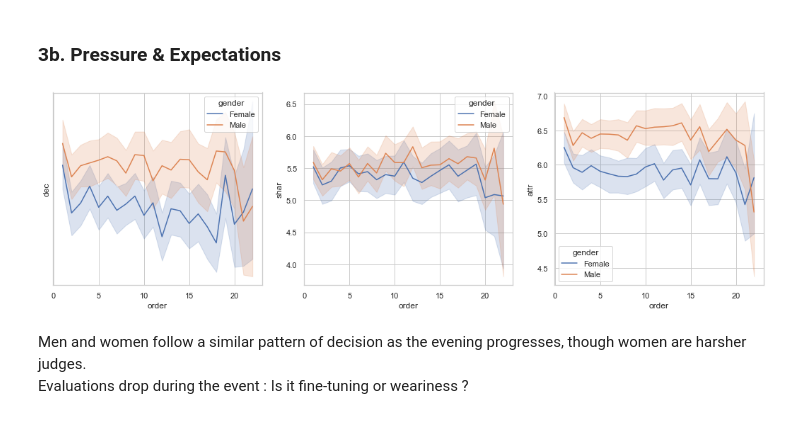
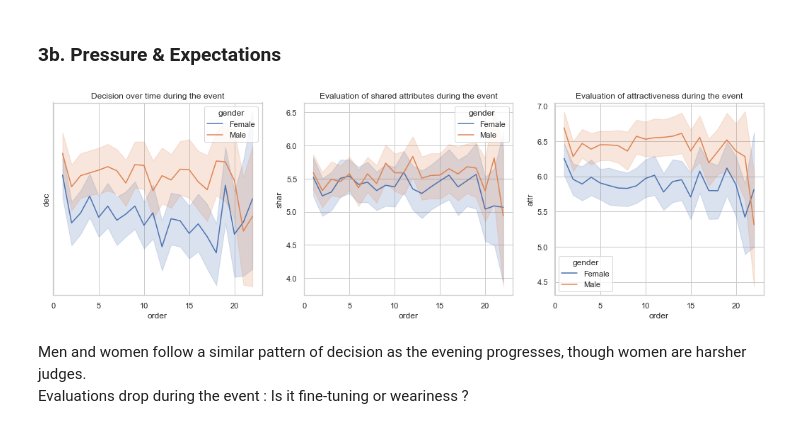
Before and after one commit to Ukratic/Jedha_fullstack, a Jupyter notebook: 2. Speed Dating/Speed_dating.ipynb, the cells around one changed output. Saved outputs shown, nothing was run; the diff lists cells and outputs as text; code cells hidden in the pictures.

```diff
--- a/2. Speed Dating/Speed_dating.ipynb
+++ b/2. Speed Dating/Speed_dating.ipynb
@@ -162,12 +162,12 @@ There are surprising outliers on the lower end of the spectrum of important attr
 # %%
 fig, axs = plt.subplots(ncols=3, figsize=(18,5))
 
-sns.lineplot(x="order", y="dec", hue="gender", data=dataset,ax=axs[0])
-sns.lineplot(x="order", y="shar", hue="gender", data=dataset,ax=axs[1])
-sns.lineplot(x="order", y="attr", hue="gender", data=dataset,ax=axs[2])
+sns.lineplot(x="order", y="dec", hue="gender", data=dataset,ax=axs[0]).set(title='Decision over time during the event')
+sns.lineplot(x="order", y="shar", hue="gender", data=dataset,ax=axs[1]).set(title='Evaluation of shared attributes during the event')
+sns.lineplot(x="order", y="attr", hue="gender", data=dataset,ax=axs[2]).set(title='Evaluation of attractiveness during the event')
 plt.show()
 # %% [output]
-[figure, old version]
+[figure, new version]
 # %% [markdown]
 Men and women follow a similar pattern of decision as the evening progresses, though women are harsher judges. <br>
 Evaluations drop during the event : Is it fine-tuning or weariness ?
```
Also changed, not shown: parts of 1 cell of this notebook, 3 other files.
